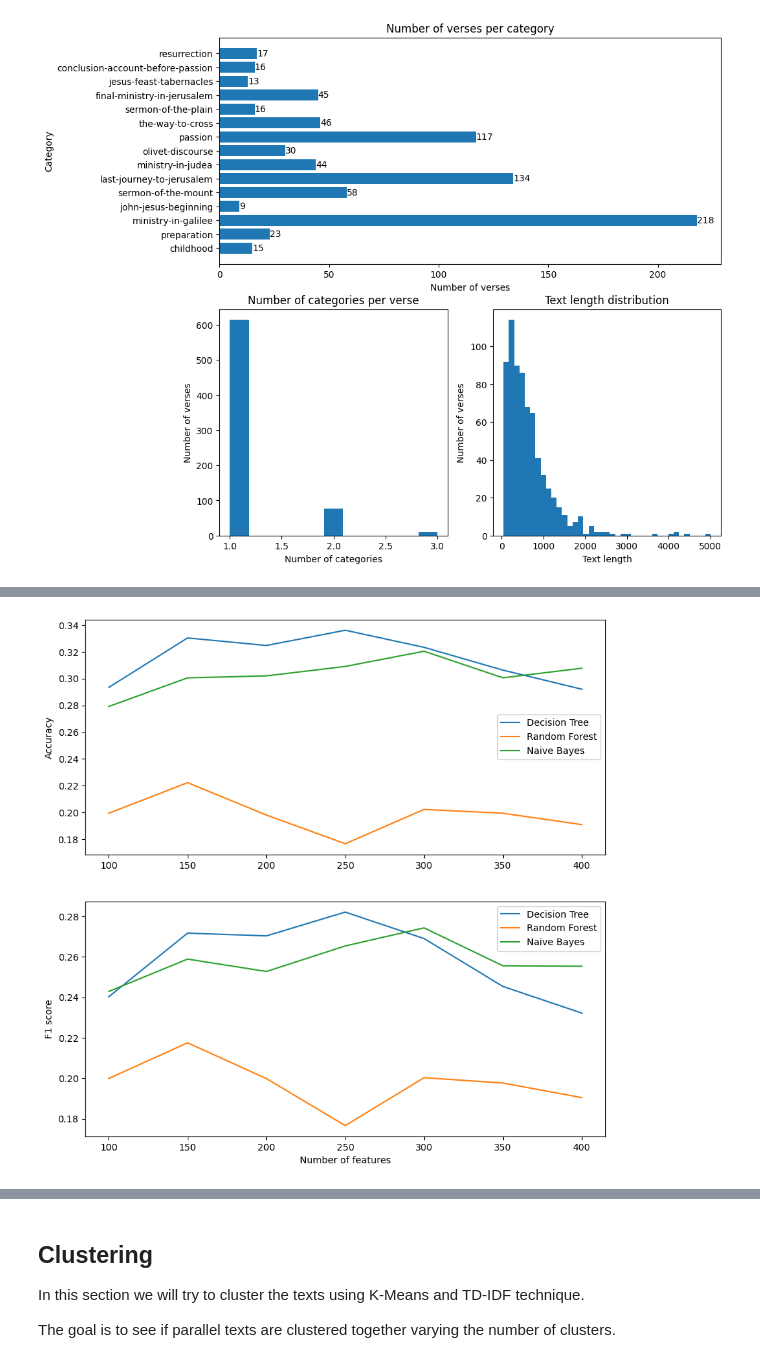
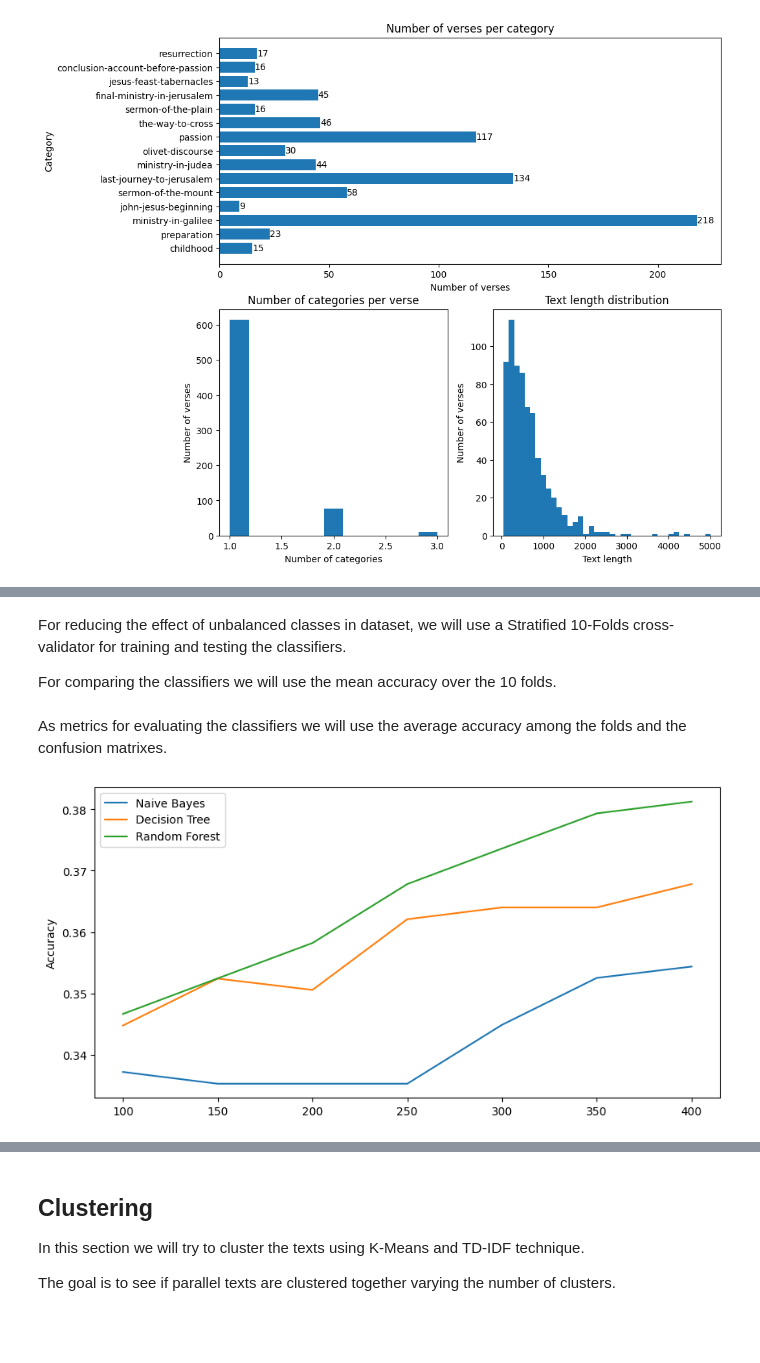
Before and after one commit to rik1599/advanced-data-science-2023, a Jupyter notebook: bible-nlp/bible-nlp.ipynb, the cells around one changed output, grey strips where cells are left out. Cells and saved outputs as stored; diff of their text form; code cells hidden in the pictures; blank space fills up the shorter version.

```diff
--- a/bible-nlp/bible-nlp.ipynb
+++ b/bible-nlp/bible-nlp.ipynb
@@ -194,9 +214,13 @@ For reducing the effect of unbalanced classes in dataset, we will use a Stratifi
+# %% [markdown]
+For reducing the effect of unbalanced classes in dataset, we will use a Stratified 10-Folds cross-validator for training and testing the classifiers.
+
+For comparing the classifiers we will use the mean accuracy over the 10 folds.
 # %%
 from sklearn.naive_bayes import MultinomialNB
 from sklearn.tree import DecisionTreeClassifier
 from sklearn.ensemble import RandomForestClassifier
-from sklearn.model_selection import cross_validate
-from sklearn.model_selection import StratifiedKFold
+from sklearn.model_selection import cross_val_score, cross_val_predict, StratifiedKFold
+from sklearn.metrics import confusion_matrix
 
 def to_numeric(df: pd.DataFrame, best_features: pd.DataFrame, threshold):
     index = {}
@@ -223,8 +247,9 @@ def classification(clf, df: pd.DataFrame, verses_df: pd.Series, threshold):
     verses_df['new_text'] = new_texts
     numeric_df, target = to_numeric(verses_df, df_tokens, threshold)
 
-    scores = cross_validate(clf, numeric_df, target, cv=StratifiedKFold(), n_jobs=-1, scoring=['accuracy', 'f1_weighted'])
-    return scores['test_accuracy'].mean(), scores['test_f1_weighted'].mean()
+    scores = cross_val_score(clf, numeric_df, target, cv=StratifiedKFold(n_splits=10), n_jobs=-1)
+    predictions = cross_val_predict(clf, numeric_df, target, cv=StratifiedKFold(n_splits=10), n_jobs=-1)
+    return scores.mean(), confusion_matrix(target, predictions, labels=allowed_categories)
 
 naive_bayes = MultinomialNB()
 decision_tree = DecisionTreeClassifier()
@@ -232,29 +257,36 @@ random_forest = RandomForestClassifier()
 
 x_axis = range(100, 450, 50)
 
-accuracy = []
-f1_scores = []
+scores = {}
 for threshold in x_axis:
-    a1, f1 = classification(naive_bayes, df_tokens, verses_df, threshold)
-    a2, f2 = classification(decision_tree, df_tokens, verses_df, threshold)
-    a3, f3 = classification(random_forest, df_tokens, verses_df, threshold)
-    accuracy.append([a1, a2, a3])
-    f1_scores.append([f1, f2, f3])
+    a1, c1 = classification(naive_bayes, df_tokens, verses_df, threshold)
+    a2, c2 = classification(decision_tree, df_tokens, verses_df, threshold)
+    a3, c3 = classification(random_forest, df_tokens, verses_df, threshold)
+    scores[threshold] = {
+        'accuracy' : {
+            'naive_bayes': a1,
+            'decision_tree': a2,
+            'random_forest': a3
+            },
+        'confusion_matrix': {
+            'naive_bayes': pd.DataFrame(c1, index=allowed_categories, columns=allowed_categories),
+            'decision_tree': pd.DataFrame(c2, index=allowed_categories, columns=allowed_categories),
+            'random_forest': pd.DataFrame(c3, index=allowed_categories, columns=allowed_categories)
+        }
+    }
-# %%
-import matplotlib.pyplot as plt
-fig, (ax1, ax2) = plt.subplots(2, 1, figsize=(10, 10))
-labels = ['Decision Tree', 'Random Forest', 'Naive Bayes']
-
-ax1.plot(x_axis, accuracy, label=labels)
-ax1.set(ylabel='Accuracy')
-ax1.legend()
-
-ax2.plot(x_axis, f1_scores, label=labels)
-ax2.set(xlabel='Number of features', ylabel='F1 score')
-ax2.legend()
-plt.show()
-# %% [output]
-[figure, removed]
+# %% [markdown]
+As metrics for evaluating the classifiers we will use the average accuracy among the folds and the confusion matrixes.
+# %%
+import matplotlib.pyplot as plt
+labels = ['Naive Bayes', 'Decision Tree', 'Random Forest']
+
+plt.figure(figsize=(10, 5))
+plt.plot(x_axis, [list(x['accuracy'].values()) for x in scores.values()], label=labels)
+plt.ylabel('Accuracy')
+plt.legend()
+plt.show()
+# %% [output]
+[figure, added]
 # %% [markdown]
 The results are the following:
 
```
Also changed, not shown: parts of 16 cells of this notebook, 1 other file.
